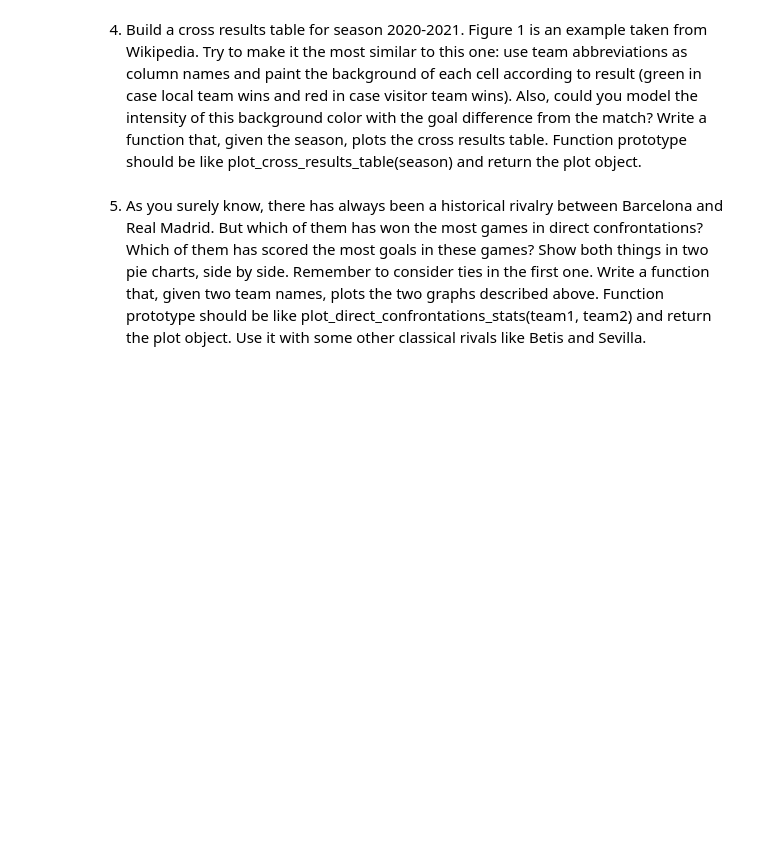
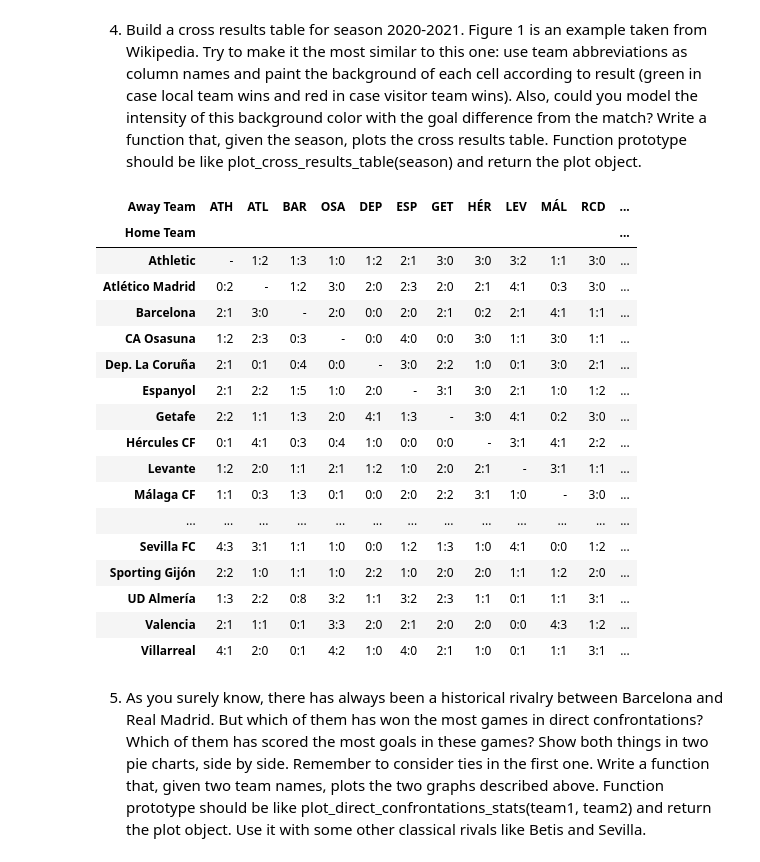
Before and after one commit to alexfulleda98/la-quiniela, a Jupyter notebook: analysis/LaLigaDataAnalysis.ipynb, the cells around one changed output. Cells and saved outputs as stored; diff of their text form; code cells hidden in the pictures; blank space fills up the shorter version.

```diff
--- a/analysis/LaLigaDataAnalysis.ipynb
+++ b/analysis/LaLigaDataAnalysis.ipynb
@@ -129,3 +149,63 @@ Write a function that, given the season, plots the cross results table. Function
+# %%
+def style_scores(score):
+    """Styles values of a dataframe with format 'int:int'. Style format is green if the first integer is greater than the second, red if smaller and yellow if equal. Opacity of each cell is modullated by the difference of the two int.
+
+    Args:
+        score (str): result of a match with format 'int:int'. Example: '1:2'
+
+    Returns:
+        str: style settings for the cell
+    """
+    if score == '-': return 'text-align: center'
+    else:
+        home_goals, away_goals = score.split(":")
+        goal_diff = int(home_goals) - int(away_goals)
+        if goal_diff < 0:
+            return f'background-color:red; opacity: {abs(goal_diff)*20}%; color: white; text-align: center'
+        elif goal_diff > 0:
+            return f'background-color:green; opacity: {abs(goal_diff)*20}%; text-align: center'
+        else:
+            return 'background-color:#FFF380; color: black; text-align: center'
+# %%
+def plot_cross_results_table(season, division):
+    """Makes a cross-table showing the results of the input season and league.
+
+    Args:
+        season (str): season of the results to make the table from. Format: 'aaaa-aaaa'. Example: '2000-2001'.
+        division (int): division of the results to make the table from. Ex: 1
+
+    Returns:
+        pandas.io.formats.style.Styler: crosstable with the match results.
+    """
+    df = df2[df2.division == division]
+    df = df[df2.season == season]
+    team_names = df.away_team.drop_duplicates()
+    df = df.replace({'away_team':abreviate_names(team_names)})
+    table = pd.crosstab(df.home_team, df.away_team, rownames=['Home Team'], colnames=['Away Team'], values=df.score, aggfunc='first')
+    table = table.fillna('-')
+    ordered_columns = abreviate_names(table.index).values()
+    table =  table[ordered_columns].style.applymap(style_scores)
+    return table
+plot_cross_results_table('2010-2011', 1)
+# %% [output]
+| Away Team | ATH | ATL | BAR | OSA | DEP | ESP | GET | HÉR | LEV | MÁL | RCD | ... |
+| Home Team |  |  |  |  |  |  |  |  |  |  |  | ... |
+| Athletic | - | 1:2 | 1:3 | 1:0 | 1:2 | 2:1 | 3:0 | 3:0 | 3:2 | 1:1 | 3:0 | ... |
+| Atlético Madrid | 0:2 | - | 1:2 | 3:0 | 2:0 | 2:3 | 2:0 | 2:1 | 4:1 | 0:3 | 3:0 | ... |
+| Barcelona | 2:1 | 3:0 | - | 2:0 | 0:0 | 2:0 | 2:1 | 0:2 | 2:1 | 4:1 | 1:1 | ... |
+| CA Osasuna | 1:2 | 2:3 | 0:3 | - | 0:0 | 4:0 | 0:0 | 3:0 | 1:1 | 3:0 | 1:1 | ... |
+| Dep. La Coruña | 2:1 | 0:1 | 0:4 | 0:0 | - | 3:0 | 2:2 | 1:0 | 0:1 | 3:0 | 2:1 | ... |
+| Espanyol | 2:1 | 2:2 | 1:5 | 1:0 | 2:0 | - | 3:1 | 3:0 | 2:1 | 1:0 | 1:2 | ... |
+| Getafe | 2:2 | 1:1 | 1:3 | 2:0 | 4:1 | 1:3 | - | 3:0 | 4:1 | 0:2 | 3:0 | ... |
+| Hércules CF | 0:1 | 4:1 | 0:3 | 0:4 | 1:0 | 0:0 | 0:0 | - | 3:1 | 4:1 | 2:2 | ... |
+| Levante | 1:2 | 2:0 | 1:1 | 2:1 | 1:2 | 1:0 | 2:0 | 2:1 | - | 3:1 | 1:1 | ... |
+| Málaga CF | 1:1 | 0:3 | 1:3 | 0:1 | 0:0 | 2:0 | 2:2 | 3:1 | 1:0 | - | 3:0 | ... |
+| ... | ... | ... | ... | ... | ... | ... | ... | ... | ... | ... | ... | ... |
+| Sevilla FC | 4:3 | 3:1 | 1:1 | 1:0 | 0:0 | 1:2 | 1:3 | 1:0 | 4:1 | 0:0 | 1:2 | ... |
+| Sporting Gijón | 2:2 | 1:0 | 1:1 | 1:0 | 2:2 | 1:0 | 2:0 | 2:0 | 1:1 | 1:2 | 2:0 | ... |
+| UD Almería | 1:3 | 2:2 | 0:8 | 3:2 | 1:1 | 3:2 | 2:3 | 1:1 | 0:1 | 1:1 | 3:1 | ... |
+| Valencia | 2:1 | 1:1 | 0:1 | 3:3 | 2:0 | 2:1 | 2:0 | 2:0 | 0:0 | 4:3 | 1:2 | ... |
+| Villarreal | 4:1 | 2:0 | 0:1 | 4:2 | 1:0 | 4:0 | 2:1 | 1:0 | 0:1 | 1:1 | 3:1 | ... |
 # %% [markdown]
 5. As you surely know, there has always been a historical rivalry between
 Barcelona and Real Madrid. But which of them has won the most games
```
Also changed, not shown: parts of 1 cell of this notebook.
